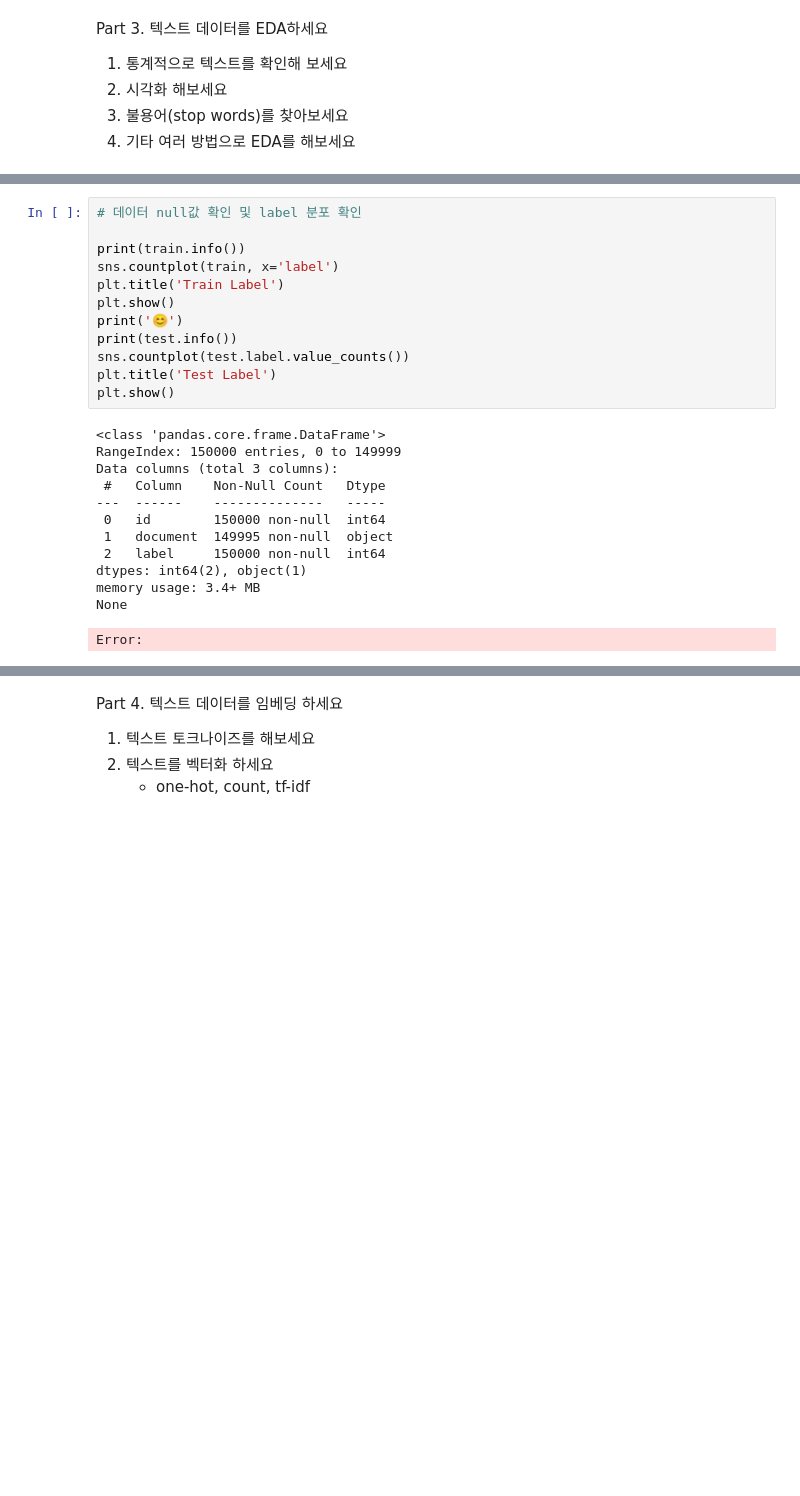
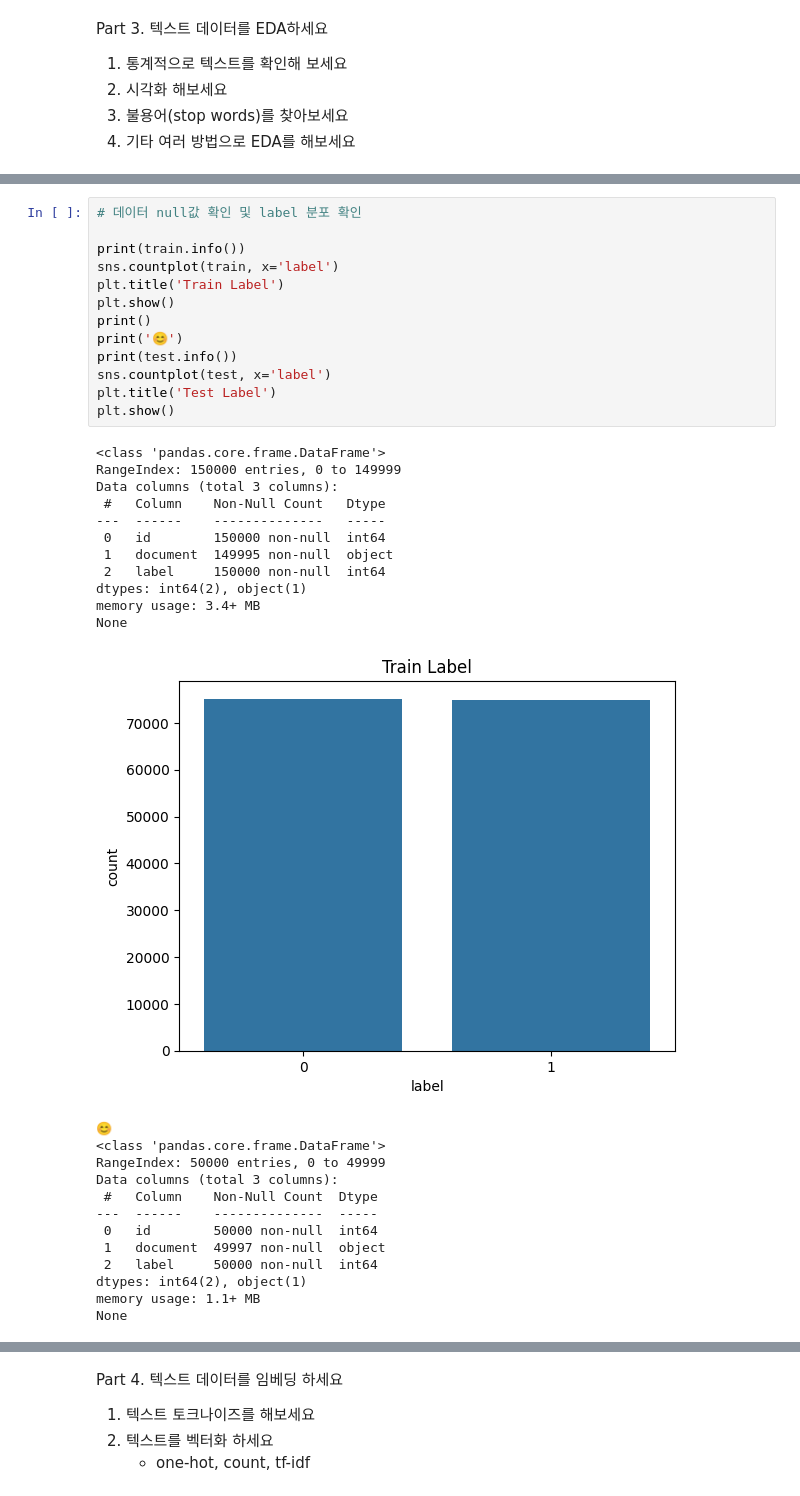
Before and after one commit to lhshs/Genia, a Jupyter notebook: Study/2309_NLP/nlp_이형석.ipynb, the cells around one changed output, grey strips where cells are left out. Drawn from its saved outputs; the diff is of its cells as text; blank space fills up the shorter version.

```diff
--- a/Study/2309_NLP/nlp_이형석.ipynb
+++ b/Study/2309_NLP/nlp_이형석.ipynb
@@ -70,25 +77,38 @@ NameError: name 'dd' is not defined
 # %%
 # 데이터 null값 확인 및 label 분포 확인
 
 print(train.info())
 sns.countplot(train, x='label')
 plt.title('Train Label')
 plt.show()
+print()
 print('😊')
 print(test.info())
-sns.countplot(test.label.value_counts())
+sns.countplot(test, x='label')
 plt.title('Test Label')
 plt.show()
 # %% [output]
 <class 'pandas.core.frame.DataFrame'>
 RangeIndex: 150000 entries, 0 to 149999
 Data columns (total 3 columns):
  #   Column    Non-Null Count   Dtype
 ---  ------    --------------   -----
  0   id        150000 non-null  int64
  1   document  149995 non-null  object
  2   label     150000 non-null  int64
 dtypes: int64(2), object(1)
 memory usage: 3.4+ MB
 None
+[figure, added]
-Error:
+😊
+<class 'pandas.core.frame.DataFrame'>
+RangeIndex: 50000 entries, 0 to 49999
+Data columns (total 3 columns):
+ #   Column    Non-Null Count  Dtype
+---  ------    --------------  -----
+ 0   id        50000 non-null  int64
+ 1   document  49997 non-null  object
+ 2   label     50000 non-null  int64
+dtypes: int64(2), object(1)
+memory usage: 1.1+ MB
+None
```
Also changed, not shown: parts of 7 cells of this notebook.
